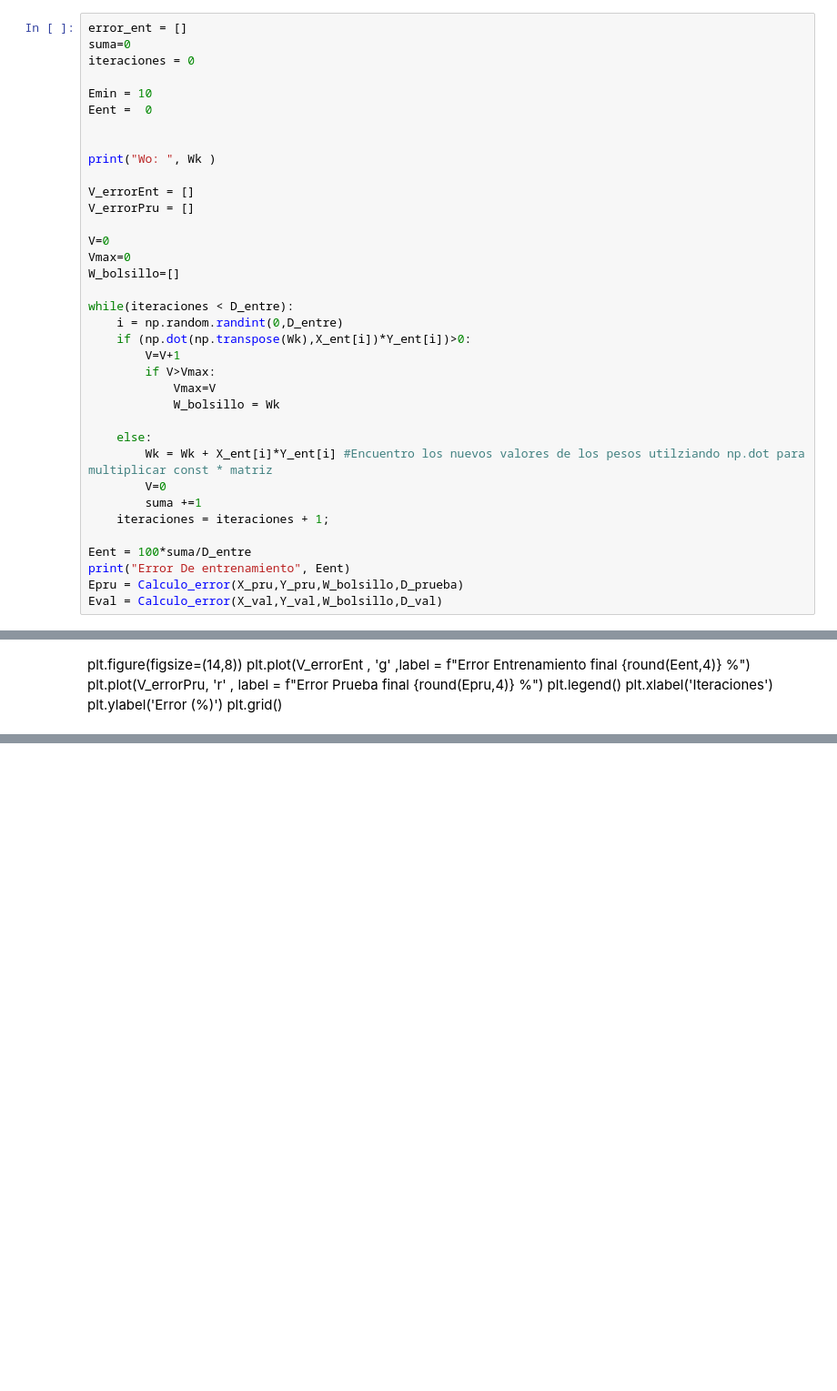
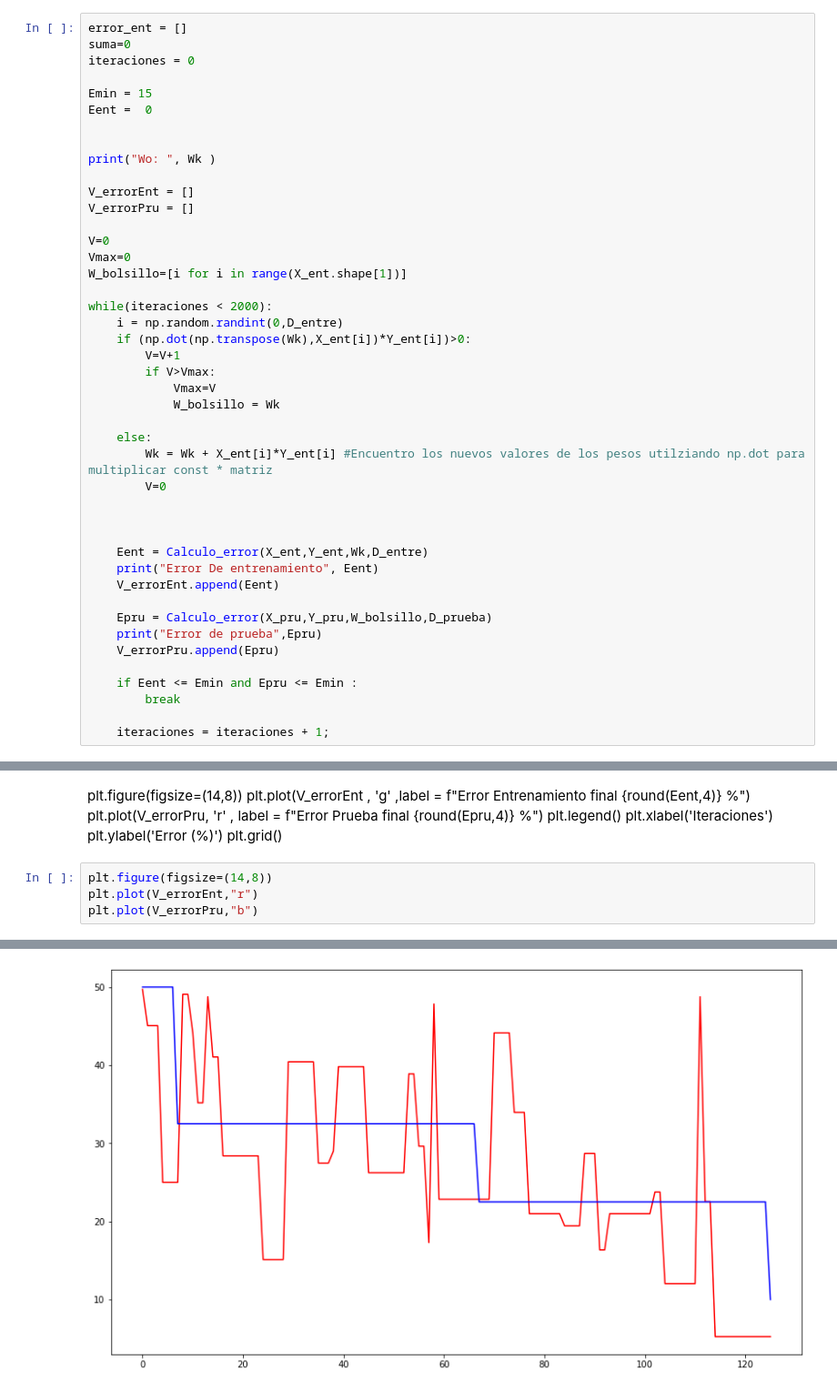
Before and after one commit to luistorrest/Perceptron_Algorithm, a Jupyter notebook: Perceptron_Algorithm.ipynb, the cells around one changed output, grey strips where cells are left out. Shown at 91% size. Saved outputs shown, nothing was run; the diff lists cells and outputs as text; blank space fills up the shorter version.

Commit message:
Perceptron algorithm with train and test error

```diff
--- a/Perceptron_Algorithm.ipynb
+++ b/Perceptron_Algorithm.ipynb
@@ -107,7 +107,7 @@ error_ent = []
 suma=0
 iteraciones = 0
 
-Emin = 10
+Emin = 15
 Eent =  0
 
 
@@ -118,9 +118,9 @@ V_errorPru = []
 
 V=0
 Vmax=0
-W_bolsillo=[]
+W_bolsillo=[i for i in range(X_ent.shape[1])]
 
-while(iteraciones < D_entre):
+while(iteraciones < 2000):
 	i = np.random.randint(0,D_entre)
 	if (np.dot(np.transpose(Wk),X_ent[i])*Y_ent[i])>0:
 		V=V+1
@@ -131,12 +131,20 @@ while(iteraciones < D_entre):
 	else:
 		Wk = Wk + X_ent[i]*Y_ent[i] #Encuentro los nuevos valores de los pesos utilziando np.dot para multiplicar const * matriz
 		V=0
-		suma +=1
+
+
+
+	Eent = Calculo_error(X_ent,Y_ent,Wk,D_entre)
+	print("Error De entrenamiento", Eent)
+	V_errorEnt.append(Eent)
+
+	Epru = Calculo_error(X_pru,Y_pru,W_bolsillo,D_prueba)
+	print("Error de prueba",Epru)
+	V_errorPru.append(Epru)
+
+	if Eent <= Emin and Epru <= Emin :
+		break
+
 	iteraciones = iteraciones + 1;
-
-Eent = 100*suma/D_entre
-print("Error De entrenamiento", Eent)
-Epru = Calculo_error(X_pru,Y_pru,W_bolsillo,D_prueba)
-Eval = Calculo_error(X_val,Y_val,W_bolsillo,D_val)
 # %% [output]
 Wo:  [0, 0, 0]
@@ -171,3 +195,8 @@ plt.legend()
 plt.xlabel('Iteraciones')
 plt.ylabel('Error (%)')
 plt.grid()
+# %%
+plt.figure(figsize=(14,8))
+plt.plot(V_errorEnt,"r")
+plt.plot(V_errorPru,"b")
+# %% [output]
@@ -173,0 +204 @@ plt.grid()
+[figure, added]
```
Also changed, not shown: parts of 4 cells of this notebook.
